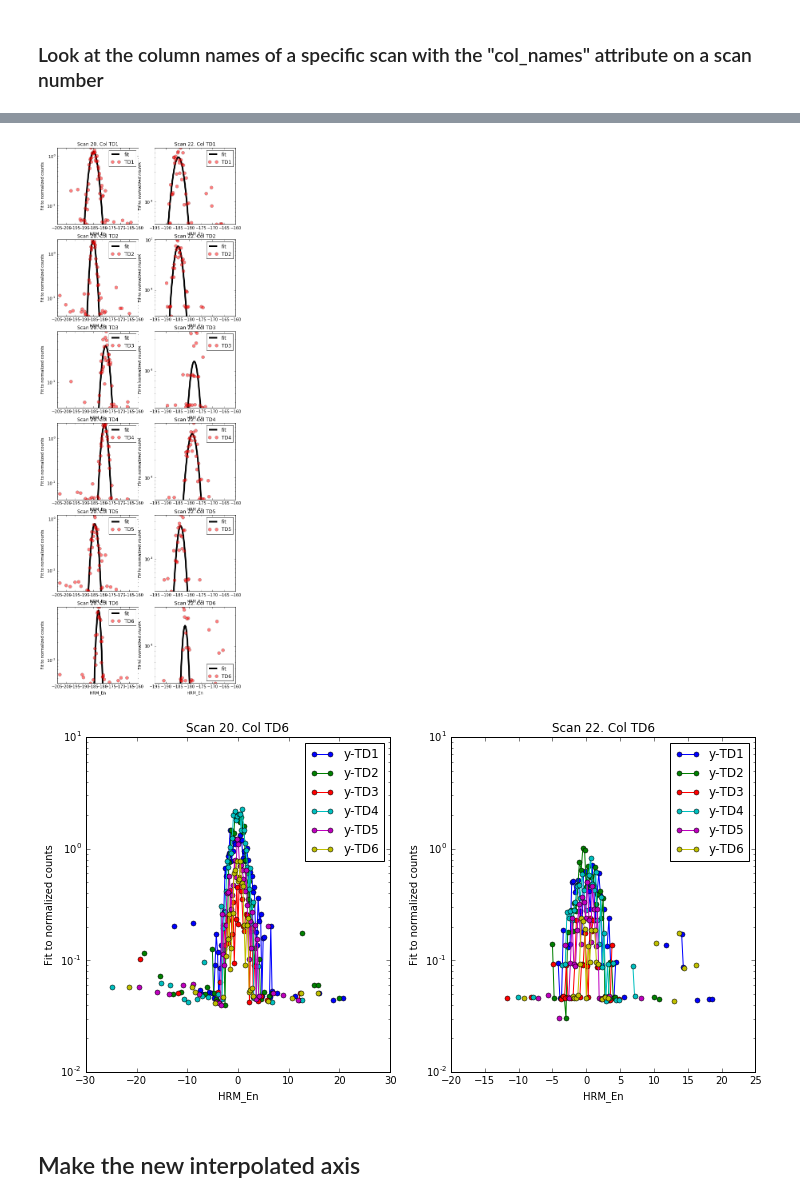
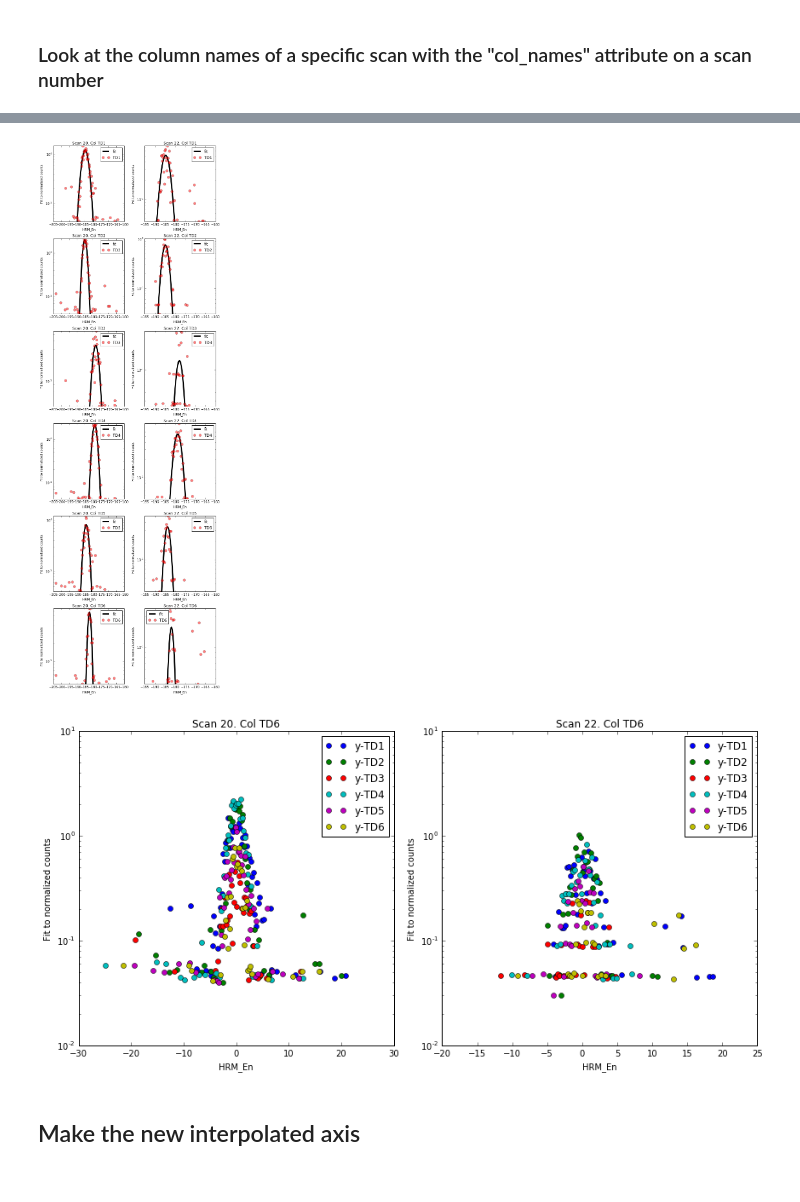
Before and after one commit to NSLS-II-IXS/ixstools, a Jupyter notebook: notebooks/IXS alignment notebook.ipynb, the cells around one changed output, grey strips where cells are left out. Saved outputs shown, nothing was run; the diff lists cells and outputs as text; code cells hidden in the pictures.

```diff
--- a/notebooks/IXS alignment notebook.ipynb
+++ b/notebooks/IXS alignment notebook.ipynb
@@ -193,7 +230,8 @@ norm_mon_data = [[d / np.average(d) for d in mon_data] for mon_data in raw_monit
 fig, axes = make_axes(len(raw_monitor_data))
 for mon_data, x, sid, ax in zip(norm_mon_data, x_data, scans, axes.ravel()):
     for d, mon in zip(mon_data, monitors):
-        ax.plot(x, d, label=mon)
+        ax.plot(x, d, label=mon, **data_plot_kws)
     ax.legend(loc=0)
     ax.set_title('Normalized monitor data: Scan %s' % sid)
+plt.tight_layout()
 # %% [output]
@@ -204,7 +242,7 @@ monitor_data = [np.product(mon_data, axis=0) for mon_data in norm_mon_data]
 
 fig, axes = make_axes(len(monitor_data))
 for mon_data, x, sid, ax in zip(monitor_data, x_data, scans, axes.ravel()):
-    ax.plot(x, mon_data, label=sid)
+    ax.plot(x, mon_data, label=sid, **data_plot_kws)
     ax.legend(loc=0)
     ax.set_title("Monitor data: Scan %s" % sid)
     ax.set_xlabel(x_name)
@@ -213,6 +251,7 @@ for mon_data, x, sid, ax in zip(monitor_data, x_data, scans, axes.ravel()):
     fpath = os.path.join(output_dir, '%s-monitor' % sid)
     pd.DataFrame({'sid': mon_data}, index=x).to_csv(fpath, output_sep)
 
+plt.tight_layout()
 fpath = os.path.join(output_dir, '-'.join([str(sid) for sid in scans]) + '-monitor')
 fig.savefig(fpath + '.png')
 # %% [output]
@@ -223,12 +262,14 @@ normed = [y.divide(monitor*ct_time, 'rows')
           for y, monitor, ct_time in zip(y_data, monitor_data, exposure_time)]
 fig, axes = make_axes(len(normed), 6, 6)
 for df, x, sid, ax in zip(normed, x_data, scans, axes.ravel()):
-    df.plot(logy=logy, ax=ax)
+    df.plot(logy=logy, ax=ax, **data_plot_kws)
     ax.legend(loc=0)
     ax.set_title("Normalized data: Scan %s" % sid)
     ax.set_xlabel(x_name)
     ax.set_ylabel("Raw counts")
     # output the monitor data
     fpath = os.path.join(output_dir, '%s-norm' % sid)
-    d.to_csv(fpath, output_sep)
+    df.to_csv(fpath, output_sep)
+
+plt.tight_layout()
 # %% [output]
@@ -236,18 +277,3 @@ for df, x, sid, ax in zip(normed, x_data, scans, axes.ravel()):
-# %%
-# [r, g, b, alpha]
-markerfacecolor=[1, 0, 0, 0.5]
-
-translucent_red_marker = dict(
-    linestyle='None',
-    markersize=8,
-    markerfacecolor=markerfacecolor,
-    marker='o'
-)
-black_fit_line = dict(
-    marker='',
-    linewidth=4,
-    color='k'
-)
 # %%
 # fit all the data
 fits = [[gaussian_fit(x, cols[col_name]) for col_name in cols]
@@ -256,39 +282,40 @@ metadata['fits'] = {}
 # output the fit data
 
 
 fig, axes = plt.subplots(nrows=len(y_keys), ncols=len(scans), figsize=(len(scans)*4, len(y_keys)*4))
 
 for x_vals, normed_df, fit_output, sid, ax_col in zip(x_data, normed, fits, scans, axes.T):
     df_dict = {col_name: f.best_fit.values for col_name, f in zip(y_keys, fit_output)}
     df = pd.DataFrame(df_dict, index=x_vals)
     for ax, fit_col_name, normed_col_name in zip(ax_col, df, normed_df):
-        fit = ax.semilogy(df.index, df[fit_col_name], label='fit',
-                          **black_fit_line)
-        d, = ax.semilogy(normed_df.index, normed_df[normed_col_name],
-                         label=normed_col_name, **translucent_red_marker)
+        plot = getattr(ax, plot_method_name)
+        fit = plot(df.index, df[fit_col_name], label='fit',
+                   **black_fit_line)
+        d, = plot(normed_df.index, normed_df[normed_col_name],
+                  label=normed_col_name, **translucent_red_marker)
         # manually set the marker face color so that I can set the alpha
         curmax = np.max(normed_df[normed_col_name])
         curmin = normed_df[normed_col_name].dropna()[normed_df[normed_col_name] != 0].min()
         ax.set_ylim([curmin, curmax])
         ax.legend(loc=0)
         ax.set_title('Scan %s. Col %s' % (sid, normed_col_name))
         ax.set_xlabel(x_name)
         ax.set_ylabel("Fit to normalized counts")
     fpath = os.path.join(output_dir, '-'.join([str(sid), 'fit']))
     df.to_csv(fpath, output_sep)
     metadata['fits'][sid] = {
         col_name: f.fit_report() for col_name, f in zip(y_keys, fit_output)
     }
-
+plt.tight_layout()
 # write metadata to file
 fname = '-'.join([str(sid) for sid in scans]) + 'metadata'
 with open(os.path.join(output_dir,  fname), 'w') as f:
     f.write(pformat(metadata))
 
 fpath = os.path.join(output_dir, '-'.join([str(sid) for sid in scans]) + '-fit')
 fig.savefig(fpath + '.png')
 # %% [output]
-[figure, old version]
+[figure, new version]
 # %%
 # zero everything
 zeroed = [
@@ -303,8 +330,9 @@ for zeroed_vals, sid, ax in zip(zeroed, scans, axes.ravel()):
                for col_name_pair, xy in zip(col_names, zeroed_vals)
                for col_name, col in zip(col_name_pair, xy)}
     df = pd.DataFrame(df_dict)
+    plot = getattr(ax, plot_method_name)
     for x, y in col_names:
-        ax.semilogy(df[x], df[y], label=y, marker='o', markersize=5)
+        plot(df[x], df[y], label=y, **data_plot_kws)
     ax.set_title('Scan %s. Col %s' % (sid, normed_col_name))
     ax.set_xlabel(x_name)
     ax.set_ylabel("Fit to normalized counts")
@@ -312,10 +340,11 @@ for zeroed_vals, sid, ax in zip(zeroed, scans, axes.ravel()):
 #     df.plot(ax=ax, logy=logy)
     df.to_csv(fpath, output_sep)
 
+plt.tight_layout()
 fpath = os.path.join(output_dir, '-'.join([str(sid) for sid in scans]) + '-aligned')
 fig.savefig(fpath + '.png')
 # %% [output]
-[figure, old version]
+[figure, new version]
 # %% [markdown]
 ## Make the new interpolated axis
 # %%
```
Also changed, not shown: parts of 17 cells of this notebook.
